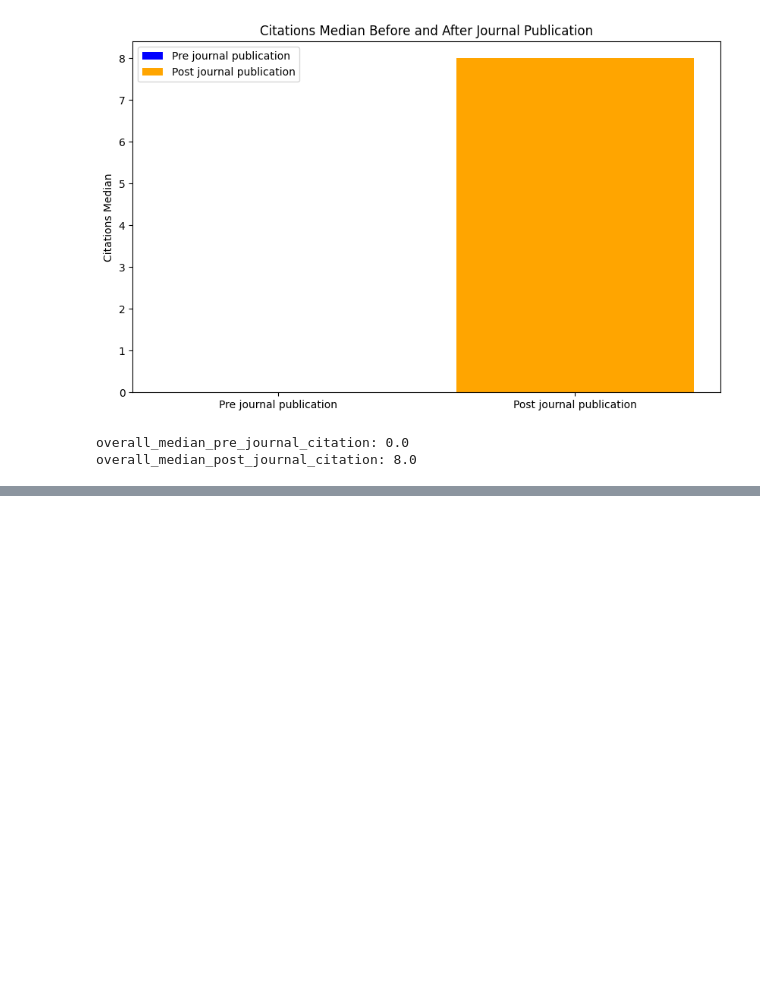
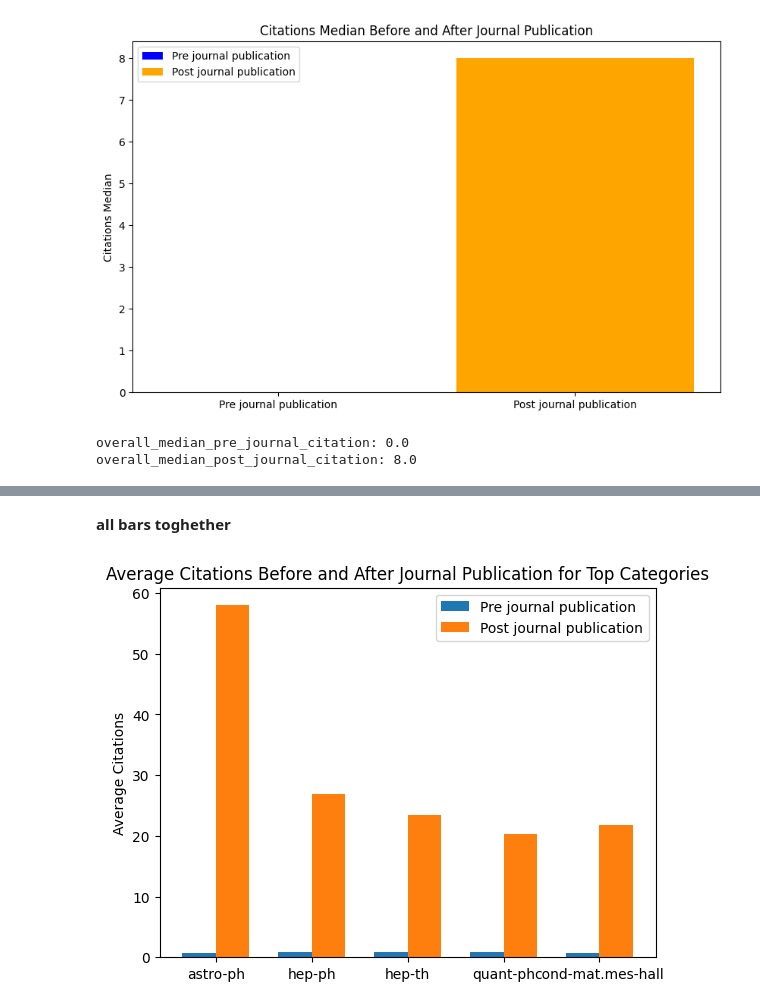
Before and after one commit to dudi709/big-data-journal-citations, a Jupyter notebook: Results_and_Visualizations.ipynb, the cells around one changed output, grey strips where cells are left out. Drawn from its saved outputs; the diff is of its cells as text; code cells hidden in the pictures; blank space fills up the shorter version.

```diff
--- a/Results_and_Visualizations.ipynb
+++ b/Results_and_Visualizations.ipynb
@@ -178,0 +297,49 @@ overall_median_post_journal_citation: 8.0
+# %% [markdown]
+**all bars toghether**
+# %%
+import pandas as pd
+import matplotlib.pyplot as plt
+import numpy as np
+
+# Get top 5 categories
+top_5_categories = df_copy['categories'].value_counts().nlargest(5).index.tolist()
+
+# Initialize list to store averages
+pre_publication_avgs = []
+post_publication_avgs = []
+
+# Calculate averages for each category
+for category in top_5_categories:
+    df_category = df_copy[df_copy['categories'] == category]
+
+    # Compute overall averages
+    overall_avg_pre_journal_citation = np.mean(df_category['sum_pre_journal_citation'])
+    overall_avg_post_journal_citation = np.mean(df_category['sum_post_journal_citation'])
+
+    # Append averages to respective lists
+    pre_publication_avgs.append(overall_avg_pre_journal_citation)
+    post_publication_avgs.append(overall_avg_post_journal_citation)
+
+# Define labels and bar width
+labels = top_5_categories
+x = np.arange(len(labels))  # the label locations
+width = 0.35  # the width of the bars
+
+# Create the figure and axes objects
+fig, ax = plt.subplots()
+
+# Add bars for 'pre-publication' and 'post-publication'
+rects1 = ax.bar(x - width/2, pre_publication_avgs, width, label='Pre journal publication')
+rects2 = ax.bar(x + width/2, post_publication_avgs, width, label='Post journal publication')
+
+# Add labels, title, legend, etc.
+ax.set_ylabel('Average Citations')
+ax.set_title('Average Citations Before and After Journal Publication for Top Categories')
+ax.set_xticks(x)
+ax.set_xticklabels(labels)
+ax.legend()
+
+# Display the plot
+plt.show()
+# %% [output]
+[figure, added]
```
Also changed, not shown: parts of 61 cells of this notebook.
